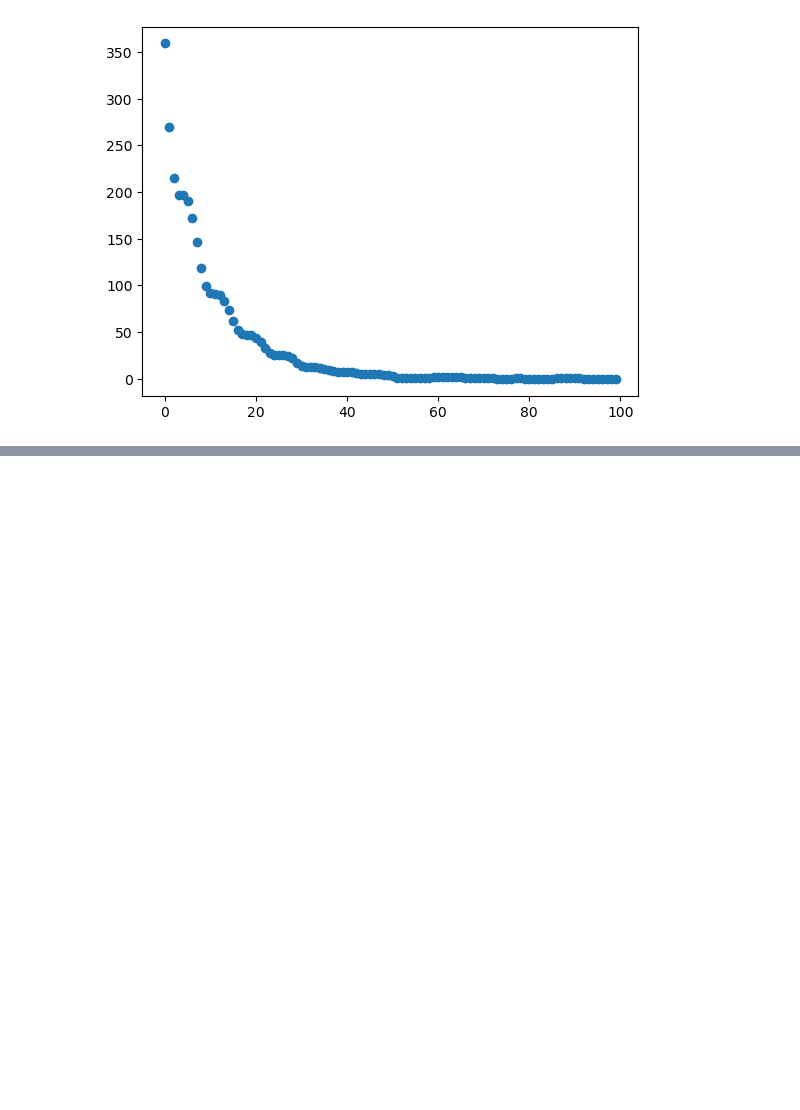
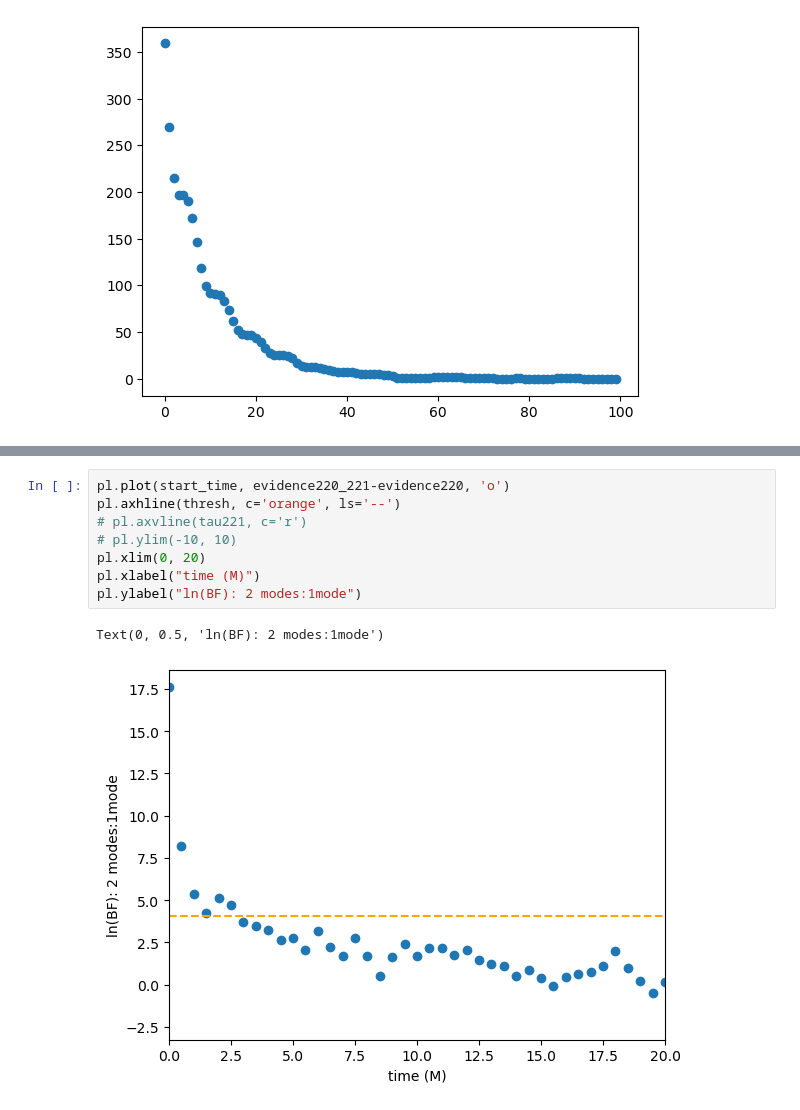
Before and after one commit to Lu-Neil/qnm_filter, a Jupyter notebook: code_demo/evidence_curve/221_EC_results.ipynb, the cells around one changed output, grey strips where cells are left out. Saved outputs shown, nothing was run; the diff lists cells and outputs as text; blank space fills up the shorter version.

```diff
--- a/code_demo/evidence_curve/221_EC_results.ipynb
+++ b/code_demo/evidence_curve/221_EC_results.ipynb
@@ -81,0 +81,11 @@ SNRtot[-1]
+# %%
+pl.plot(start_time, evidence220_221-evidence220, 'o')
+pl.axhline(thresh, c='orange', ls='--')
+# pl.axvline(tau221, c='r')
+# pl.ylim(-10, 10)
+pl.xlim(0, 20)
+pl.xlabel("time (M)")
+pl.ylabel("ln(BF): 2 modes:1mode")
+# %% [output]
+Text(0, 0.5, 'ln(BF): 2 modes:1mode')
+[figure, added]
```
Also changed, not shown: parts of 21 cells of this notebook, 30 other files.
